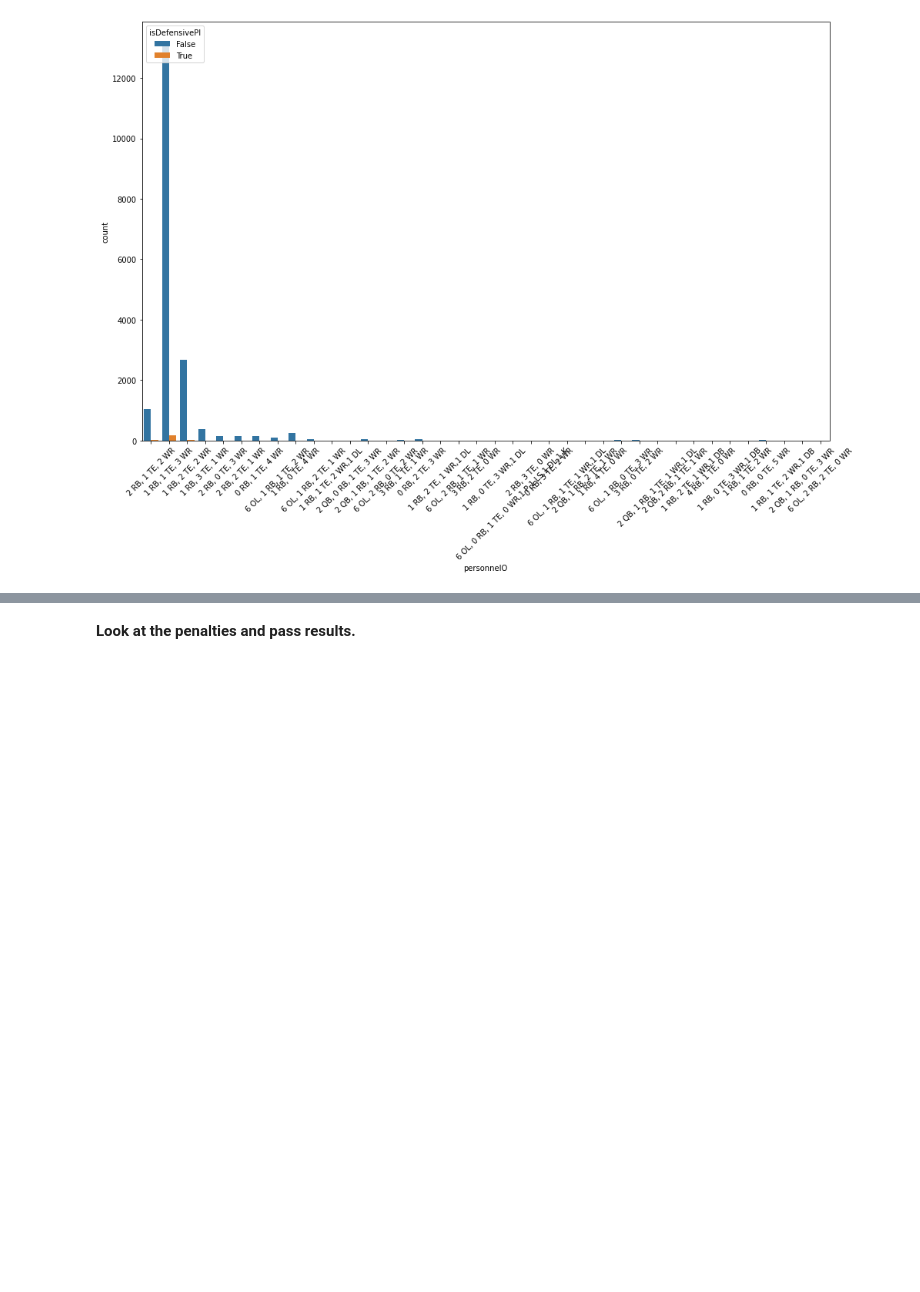
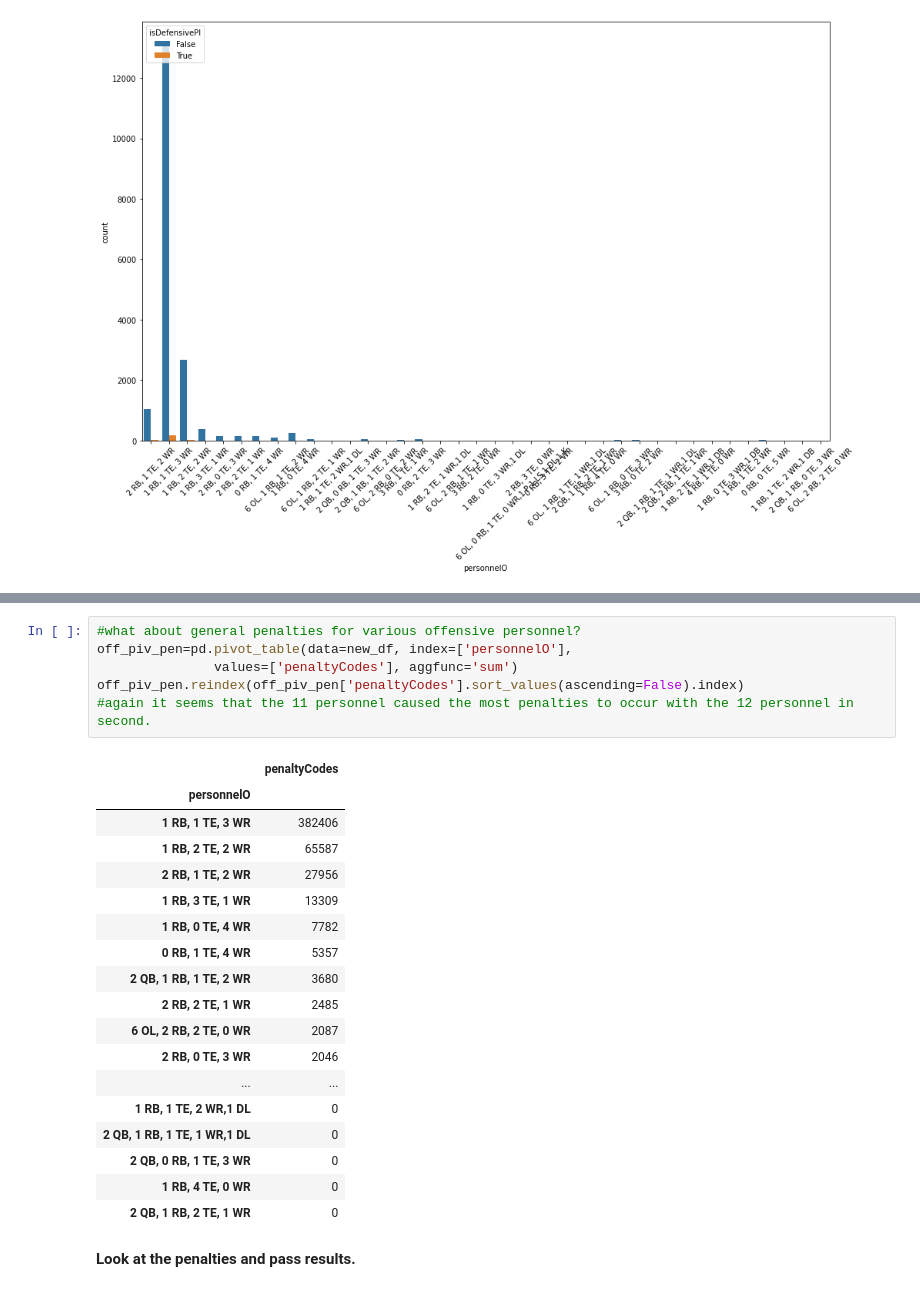
Before and after one commit to azcastillo/erdos2021_nfl_predmodel, a Jupyter notebook: penalties_eda.ipynb, the cells around one changed output, grey strips where cells are left out. Drawn from its saved outputs; the diff is of its cells as text; blank space fills up the shorter version.

```diff
--- a/penalties_eda.ipynb
+++ b/penalties_eda.ipynb
@@ -122,3 +201,28 @@ plt.show()
+# %%
+#what about general penalties for various offensive personnel?
+off_piv_pen=pd.pivot_table(data=new_df, index=['personnelO'],
+               values=['penaltyCodes'], aggfunc='sum')
+off_piv_pen.reindex(off_piv_pen['penaltyCodes'].sort_values(ascending=False).index)
+#again it seems that the 11 personnel caused the most penalties to occur with the 12 personnel in second.
+# %% [output]
+|  | penaltyCodes |
+| personnelO |  |
+| 1 RB, 1 TE, 3 WR | 382406 |
+| 1 RB, 2 TE, 2 WR | 65587 |
+| 2 RB, 1 TE, 2 WR | 27956 |
+| 1 RB, 3 TE, 1 WR | 13309 |
+| 1 RB, 0 TE, 4 WR | 7782 |
+| 0 RB, 1 TE, 4 WR | 5357 |
+| 2 QB, 1 RB, 1 TE, 2 WR | 3680 |
+| 2 RB, 2 TE, 1 WR | 2485 |
+| 6 OL, 2 RB, 2 TE, 0 WR | 2087 |
+| 2 RB, 0 TE, 3 WR | 2046 |
+| ... | ... |
+| 1 RB, 1 TE, 2 WR,1 DL | 0 |
+| 2 QB, 1 RB, 1 TE, 1 WR,1 DL | 0 |
+| 2 QB, 0 RB, 1 TE, 3 WR | 0 |
+| 1 RB, 4 TE, 0 WR | 0 |
+| 2 QB, 1 RB, 2 TE, 1 WR | 0 |
 # %% [markdown]
 __Look at the penalties and pass results.__
 # %%
```
Also changed, not shown: parts of 5 cells of this notebook.
